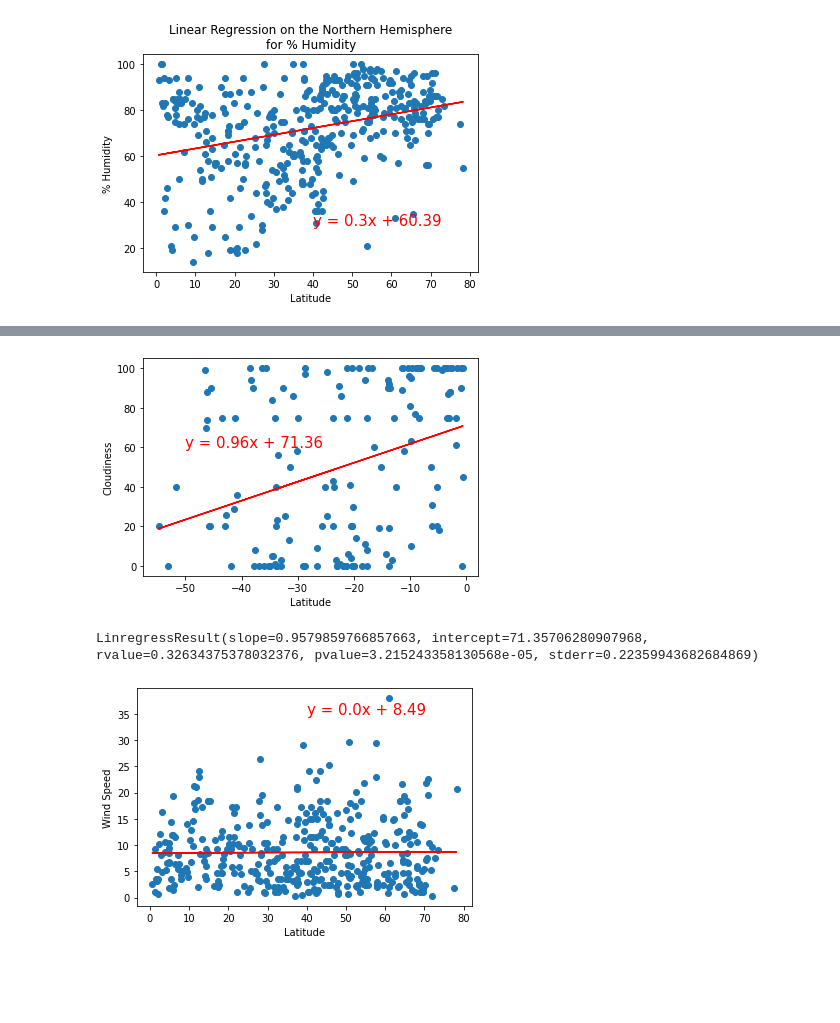
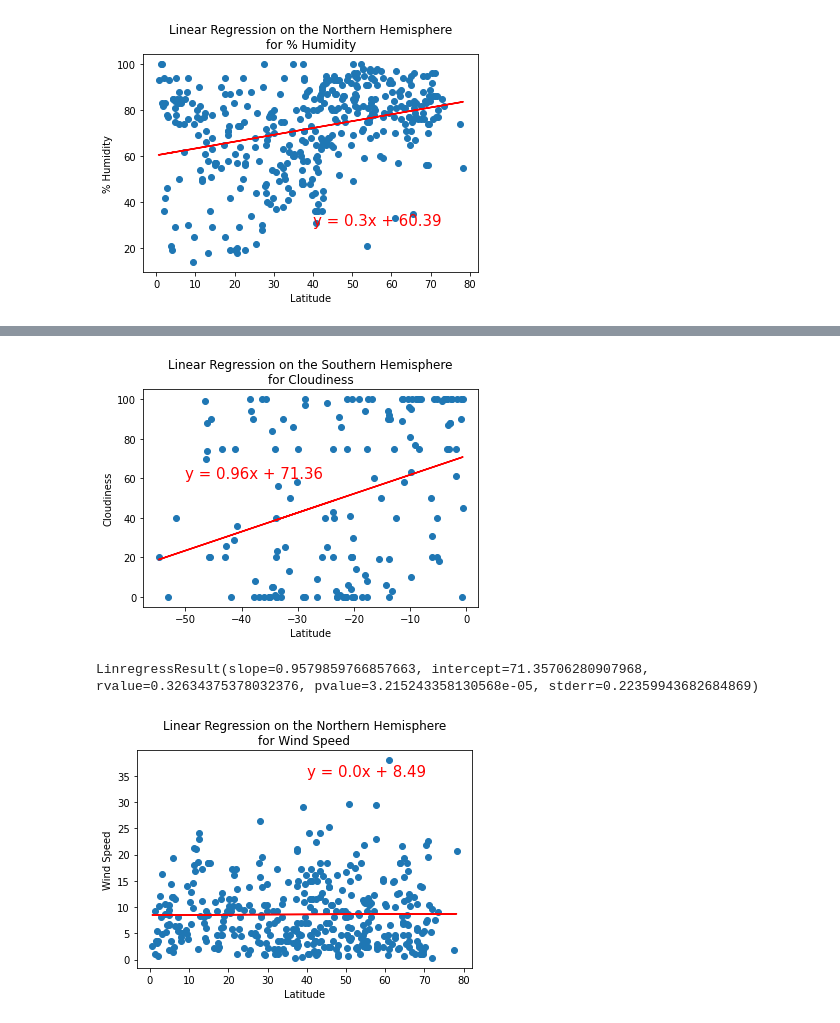
Before and after one commit to dnny-noor/World_Weather_Analysis, a Jupyter notebook: WeatherPy.ipynb, the cells around one changed output, grey strips where cells are left out. Cells and saved outputs as stored; diff of their text form; code cells hidden in the pictures; blank space fills up the shorter version.

```diff
--- a/WeatherPy.ipynb
+++ b/WeatherPy.ipynb
@@ -322,13 +321,12 @@ plot_linear_regression(x_values, y_values,
 # %%
 # Linear regression on the Southern Hemisphere
 x_values = southern_hemi_df["Lat"]
 y_values = southern_hemi_df["Cloudiness"]
 # Call the function.
 plot_linear_regression(x_values, y_values,
-                       'Linear Regression on the Southern Hemisphere \
-                        for Cloudiness', 'Cloudiness',(-50,60))
+                       'Linear Regression on the Southern Hemisphere\nfor Cloudiness', 'Cloudiness',(-50,60))
 # %% [output]
-[figure, old version]
+[figure, new version]
 # %%
 linregress(x_values, y_values)
 # %% [output]
@@ -339,10 +337,9 @@ x_values = northern_hemi_df["Lat"]
 y_values = northern_hemi_df["Wind Speed"]
 # Call the function.
 plot_linear_regression(x_values, y_values,
-                       'Linear Regression on the Northern Hemisphere \
-                        for Wind Speed', 'Wind Speed',(40,35))
+                       'Linear Regression on the Northern Hemisphere\nfor Wind Speed', 'Wind Speed',(40,35))
 # %% [output]
-[figure, old version]
+[figure, new version]
 # %%
 # Linear regression on the Southern Hemisphere
 x_values = southern_hemi_df["Lat"]
```
Also changed, not shown: parts of 3 cells of this notebook, 2 other files.
